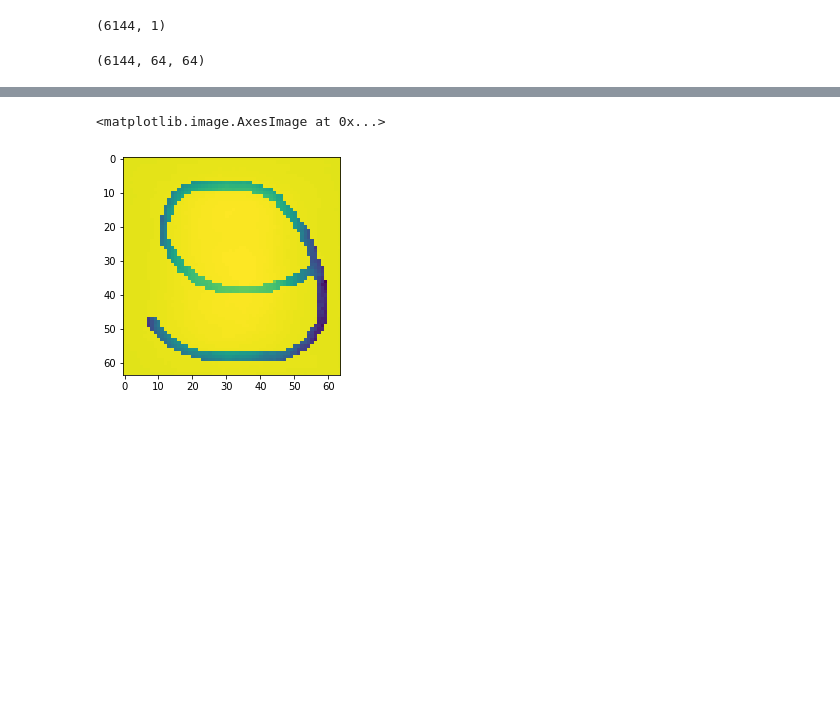
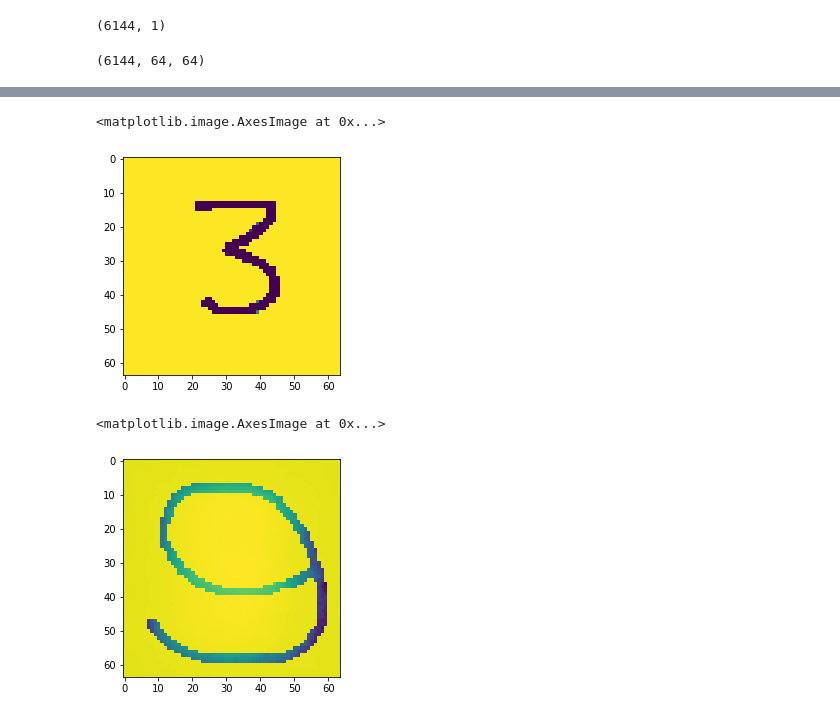
Before and after one commit to dakshverma2411/digit-prediction-cnn, a Jupyter notebook: digit_prediction.ipynb, the cells around one changed output, grey strips where cells are left out. Saved outputs shown, nothing was run; the diff lists cells and outputs as text; code cells hidden in the pictures; blank space fills up the shorter version.

```diff
--- a/digit_prediction.ipynb
+++ b/digit_prediction.ipynb
@@ -52,7 +52,7 @@ def normalize(X_train):
 # %%
 X,Y=get_dataset()
 # %%
-X_train=normalize(X)
+X_train=X/255.
 # %%
 df_Y=pd.DataFrame(Y)
 # %%
@@ -163,3 +166,8 @@ fig.savefig('accuracy.jpg')
+# %%
+plt.imshow(X_train[i])
+# %% [output]
+<matplotlib.image.AxesImage at 0x...>
+[figure, added]
 # %%
 plt.imshow(X_train[12])
 # %% [output]
```
Also changed, not shown: parts of 14 cells of this notebook, 1 other file.
